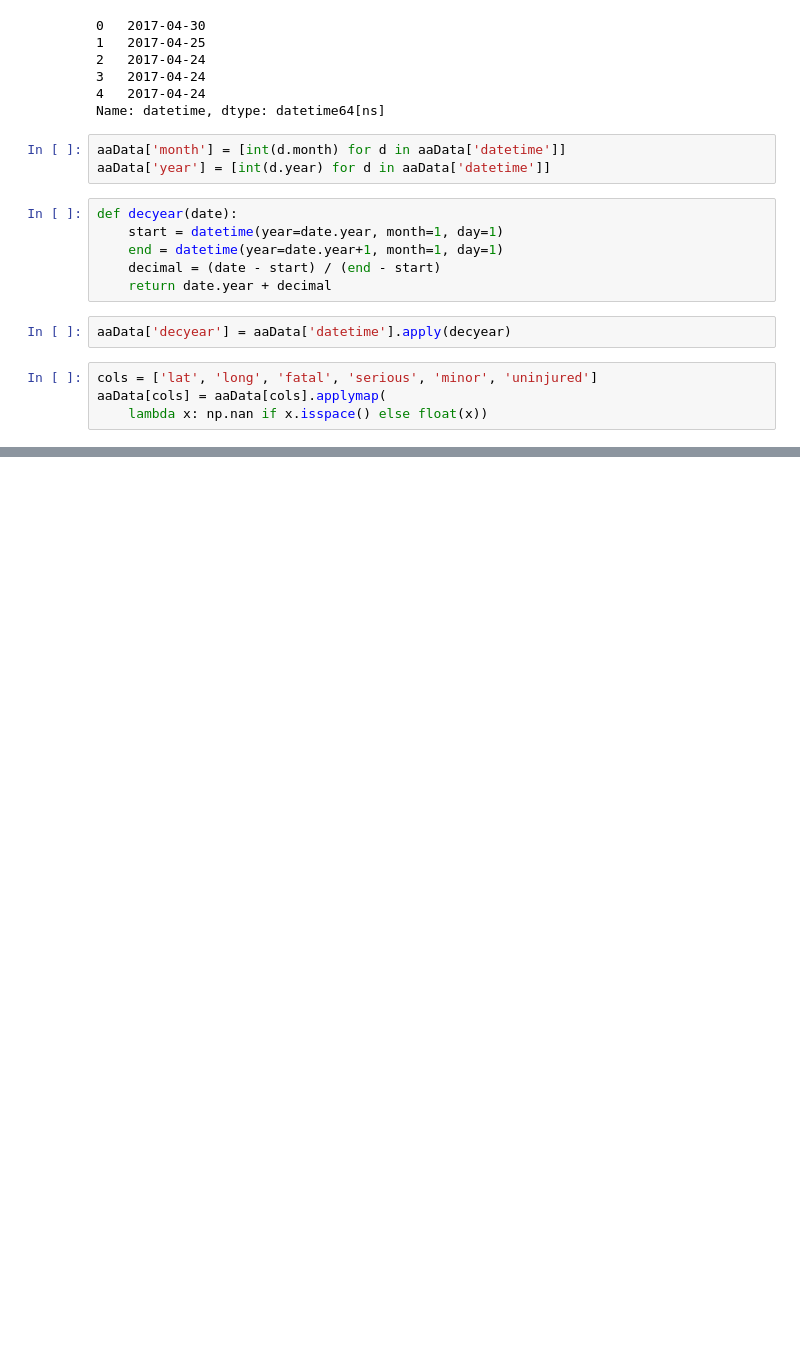
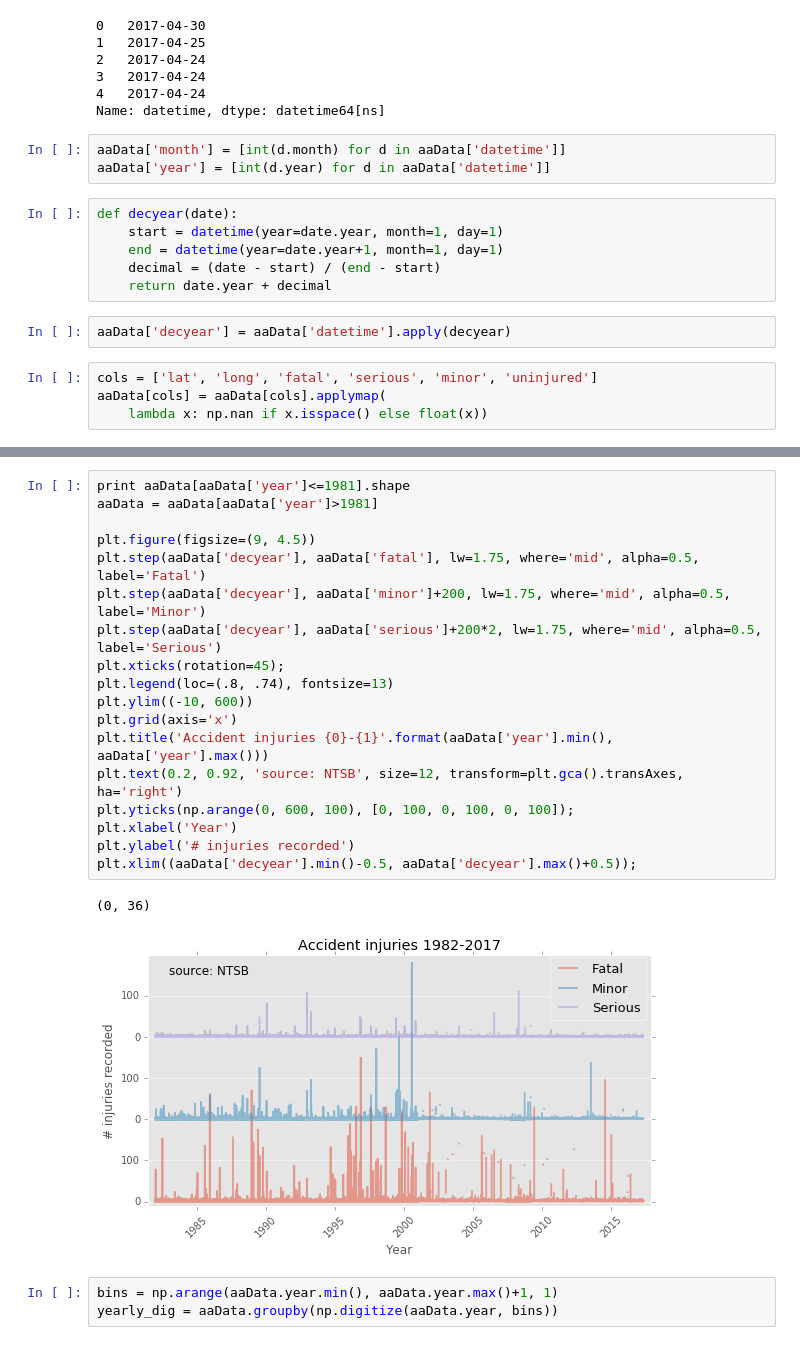
Before and after one commit to grehujt/SmallPythonProjects, a Jupyter notebook: jupyterNotebooks/aviation/flight_accidents.ipynb, the cells around one changed output, grey strips where cells are left out. Cells and saved outputs as stored; diff of their text form; blank space fills up the shorter version.

```diff
--- a/jupyterNotebooks/aviation/flight_accidents.ipynb
+++ b/jupyterNotebooks/aviation/flight_accidents.ipynb
@@ -70,0 +87,24 @@ plt.xlim((aaData['decyear'].min()-0.5, aaData['decyear'].max()+0.5))
+# %%
+print aaData[aaData['year']<=1981].shape
+aaData = aaData[aaData['year']>1981]
+
+plt.figure(figsize=(9, 4.5))
+plt.step(aaData['decyear'], aaData['fatal'], lw=1.75, where='mid', alpha=0.5, label='Fatal')
+plt.step(aaData['decyear'], aaData['minor']+200, lw=1.75, where='mid', alpha=0.5, label='Minor')
+plt.step(aaData['decyear'], aaData['serious']+200*2, lw=1.75, where='mid', alpha=0.5, label='Serious')
+plt.xticks(rotation=45);
+plt.legend(loc=(.8, .74), fontsize=13)
+plt.ylim((-10, 600))
+plt.grid(axis='x')
+plt.title('Accident injuries {0}-{1}'.format(aaData['year'].min(), aaData['year'].max()))
+plt.text(0.2, 0.92, 'source: NTSB', size=12, transform=plt.gca().transAxes, ha='right')
+plt.yticks(np.arange(0, 600, 100), [0, 100, 0, 100, 0, 100]);
+plt.xlabel('Year')
+plt.ylabel('# injuries recorded')
+plt.xlim((aaData['decyear'].min()-0.5, aaData['decyear'].max()+0.5));
+# %% [output]
+(0, 36)
+[figure, added]
+# %%
+bins = np.arange(aaData.year.min(), aaData.year.max()+1, 1)
+yearly_dig = aaData.groupby(np.digitize(aaData.year, bins))
```
Also changed, not shown: parts of 4 cells of this notebook.
